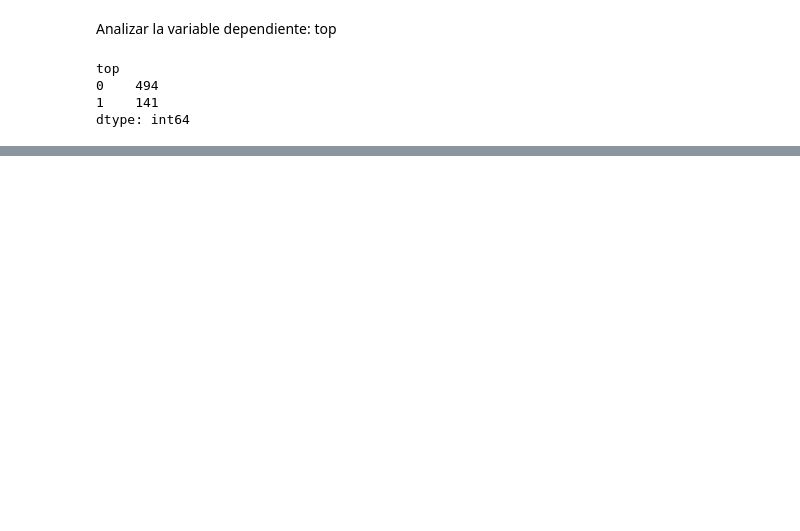
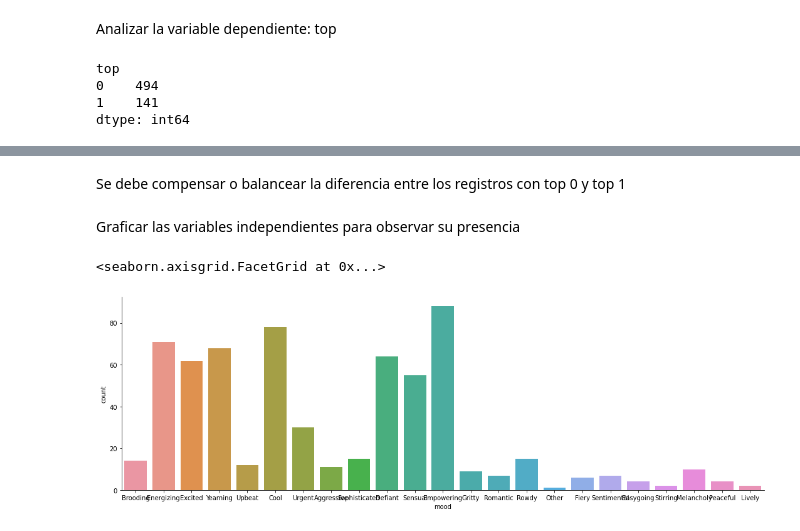
Before and after one commit to CesarCasasola/MachineLearningPython, a Jupyter notebook: DecisionTree-Billboard-SciKit.ipynb, the cells around one changed output, grey strips where cells are left out. Saved outputs shown, nothing was run; the diff lists cells and outputs as text; code cells hidden in the pictures; blank space fills up the shorter version.

```diff
--- a/DecisionTree-Billboard-SciKit.ipynb
+++ b/DecisionTree-Billboard-SciKit.ipynb
@@ -49,0 +55,9 @@ dtype: int64
+# %% [markdown]
+Se debe compensar o balancear la diferencia entre los registros con top 0 y top 1
+# %% [markdown]
+Graficar las variables independientes para observar su presencia
+# %%
+sb.catplot(x='mood', data=artistas_billboard, kind="count", aspect= 3)
+# %% [output]
+<seaborn.axisgrid.FacetGrid at 0x...>
+[figure, added]
```
Also changed, not shown: parts of 16 cells of this notebook.
